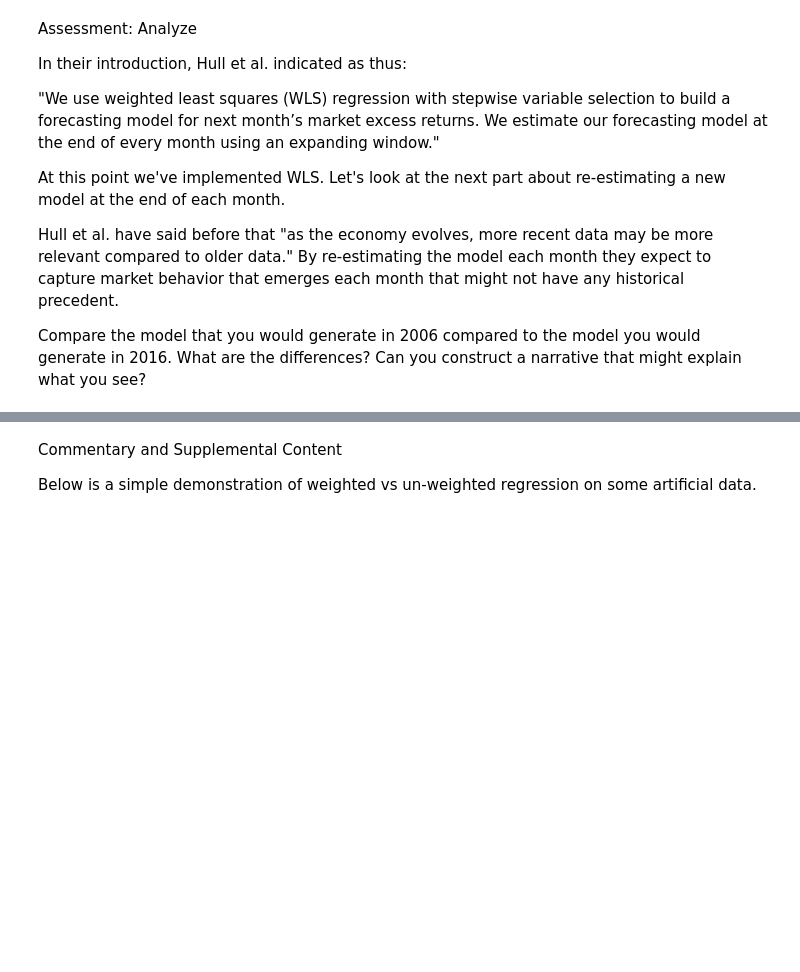
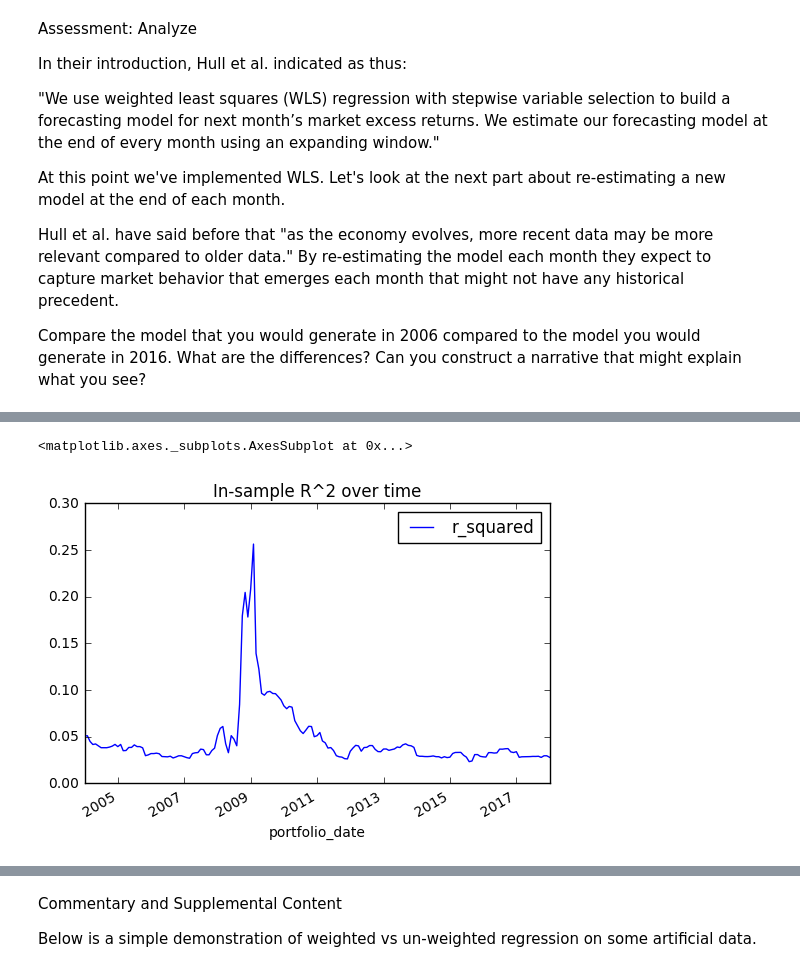
Before and after one commit to jbortfeld/Market-Timing-Model, a Jupyter notebook: Notebooks/3. Statistical Model.ipynb, the cells around one changed output, grey strips where cells are left out. Cells and saved outputs as stored; diff of their text form; code cells hidden in the pictures; blank space fills up the shorter version.

```diff
--- a/Notebooks/3. Statistical Model.ipynb
+++ b/Notebooks/3. Statistical Model.ipynb
@@ -112,6 +124,7 @@ Use the dataset you assembled at the end of Notebook 2. Fit a WLS regression mod
 # %%
 # TODO
 # %%
+#######################################
 # SAMPLE
 # DO NOT MAKE ANY CHANGES IN THIS CELL
 #######################################
@@ -139,9 +152,12 @@ def WLS_regression(data, rho = 0.99):
         weights.append(rho**(big_t - small_t))
     weights = np.array(weights)
 
-    # create the
+    # create the explanatory variables
     X = df[['industrial_production', 'change_inflation', 'credit_risk_premium',
            'slope_interest_rate', 'housing_starts', 'delinquencies', 'change_unemployment']]
+
+    # now fit a model using the statsmodel WLS function
+    #sm.WLS(y_data, x_data, weights)
     model_wls = sm.WLS(df['forward_spy_return'], statsmodels.tools.tools.add_constant(X), weights = weights)
     fit_wls = model_wls.fit()
 
@@ -150,6 +166,8 @@ def WLS_regression(data, rho = 0.99):
 
     # add the r-squared, number of observations, etc
     results['r_squared'] = fit_wls.rsquared
+    results['r_squared_adjusted'] = fit_wls.rsquared_adj
+
     results['n_obs'] = fit_wls.nobs
     results['mse'] = fit_wls.mse_total
     results['aic'] = fit_wls.aic
@@ -251,0 +298,35 @@ Critique the performance of the model based on some of the data you've assembled
+# %%
+#######################################
+# SAMPLE
+# DO NOT MAKE ANY CHANGES IN THIS CELL
+#######################################
+
+
+# let's get the 'in-sample' r^2 everytime we estimate the model parameters
+# this is the R^2 that is based on the difference between actual and predicted S&P 500 monthly returns
+
+# for my data, the 85th row corresponds to December 2003 and the 254th row corresponds to December 2017
+# iterate from 85 to 254 to cover each expanding window
+dates_results = []
+r_squared_results = []
+for i in range(85, 254):
+
+    # estimate the model on the trailing data
+    results = WLS_regression(training_data.iloc[0:i], rho = 0.99)
+
+    # collect the date and r^2 to use later in a chart
+    dates_results.append(results['portfolio_date'])
+    r_squared_results.append(results['r_squared'])
+
+# let's make a dataframe and chart the results
+df = pd.DataFrame({'portfolio_date': dates_results,
+                  'r_squared': r_squared_results})
+df.sort_values(by = 'portfolio_date', inplace = True)
+df.set_index('portfolio_date').plot(title = 'In-sample R^2 over time')
+
+# Below you can see that the R^2 are far higher than the ~1.5% R^2 benchmark for forecasting stock returns.
+# At times, the R^2 is phenomenal (near 25%)
+# so this is a really good sign that we can predict the market
+# %% [output]
+<matplotlib.axes._subplots.AxesSubplot at 0x...>
+[figure, added]
```
Also changed, not shown: parts of 14 cells of this notebook.
